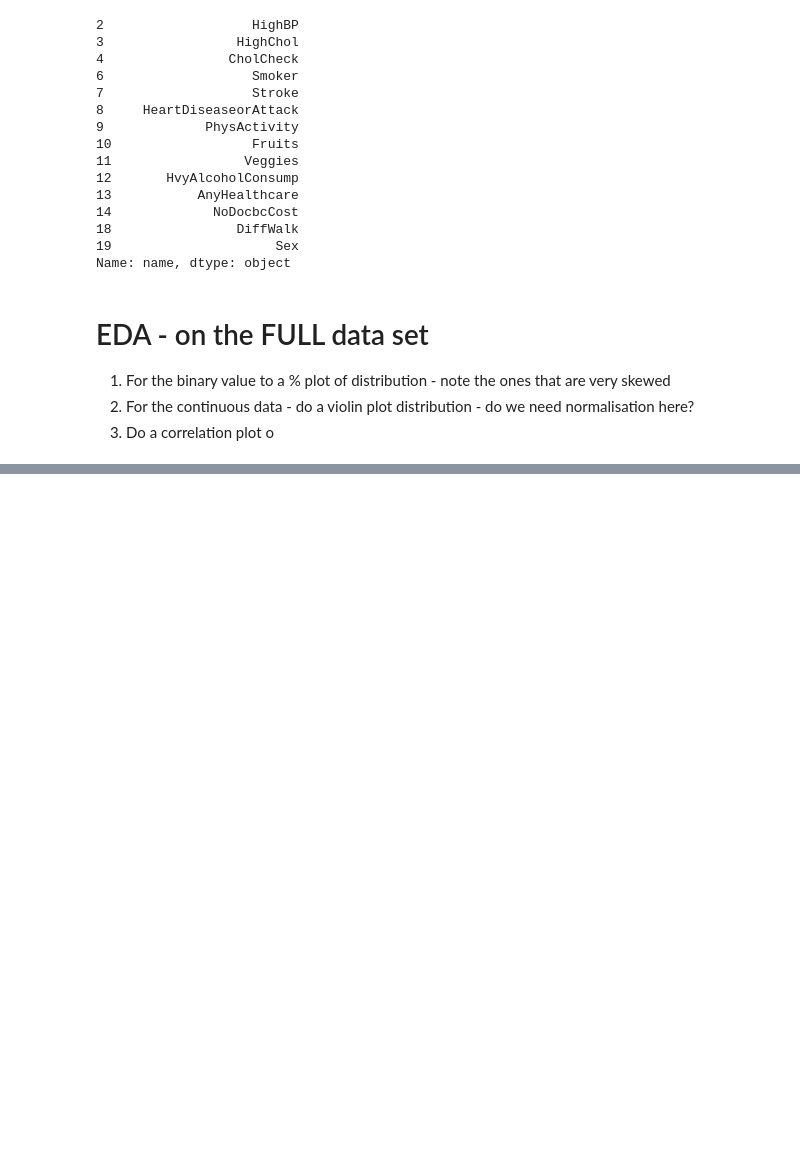
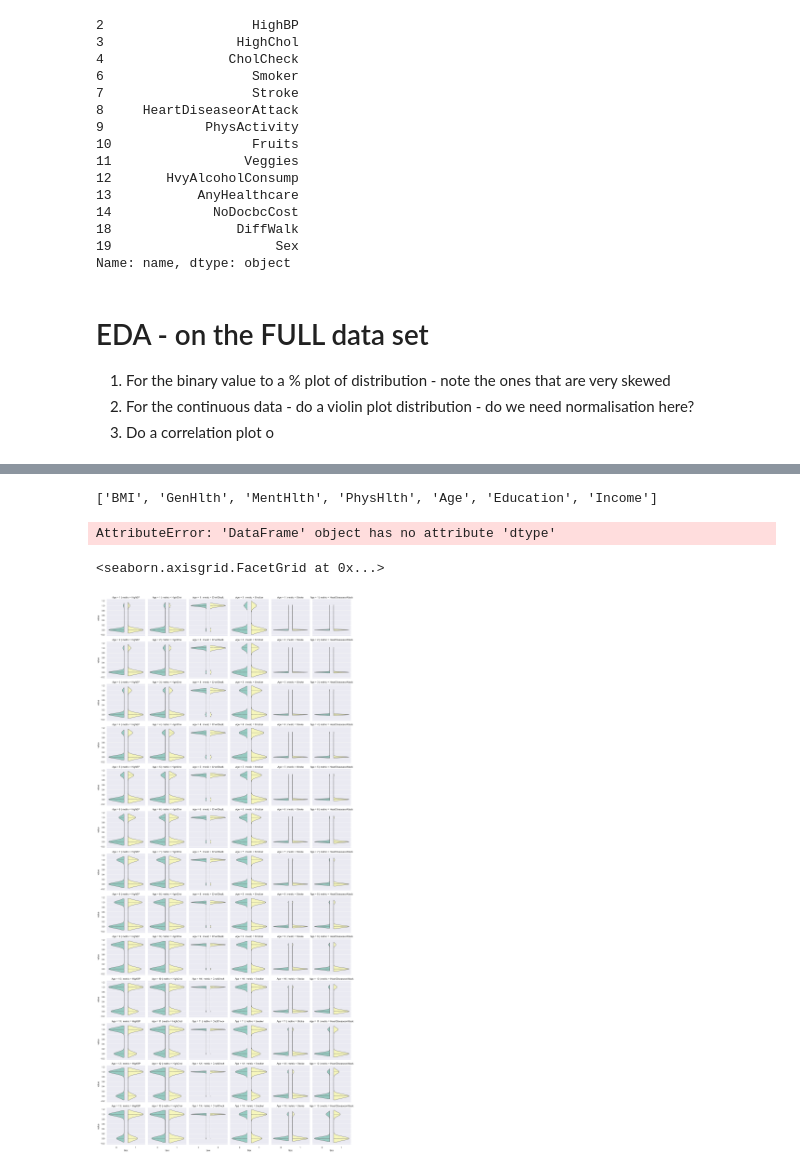
Before and after one commit to PavanKB/PS_1, a Jupyter notebook: assignment_1.ipynb, the cells around one changed output, grey strips where cells are left out. Drawn from its saved outputs; the diff is of its cells as text; code cells hidden in the pictures; blank space fills up the shorter version.

```diff
--- a/assignment_1.ipynb
+++ b/assignment_1.ipynb
@@ -158,0 +162,25 @@ X_melt.head()
+# %%
+int_cols.tolist()
+# %% [output]
+['BMI', 'GenHlth', 'MentHlth', 'PhysHlth', 'Age', 'Education', 'Income']
+# %%
+cols = ['Age', 'Sex'] + int_cols.tolist()
+X_int_melt = X_eda[cols].melt(id_vars=['Age', 'Sex'],
+                              var_name='metric')
+# %% [output]
+AttributeError: 'DataFrame' object has no attribute 'dtype'
+# %%
+
+def _violinplot(x, y, hue,  **kwargs):
+    """
+    https://stackoverflow.com/a/44035405/6931113
+
+    x: pd.series
+    """
+    sns.violinplot(x=x, y=y, hue=hue, **kwargs)
+
+g = sns.FacetGrid(X_int_melt, row="Age", col='metric')
+g.map(_violinplot, 'Sex',  "value", 'Sex', split=True, inner="quart", palette="Set3", order=[0, 1], legend=True)
+# %% [output]
+<seaborn.axisgrid.FacetGrid at 0x...>
+[figure, added]
```
Also changed, not shown: parts of 22 cells of this notebook.
